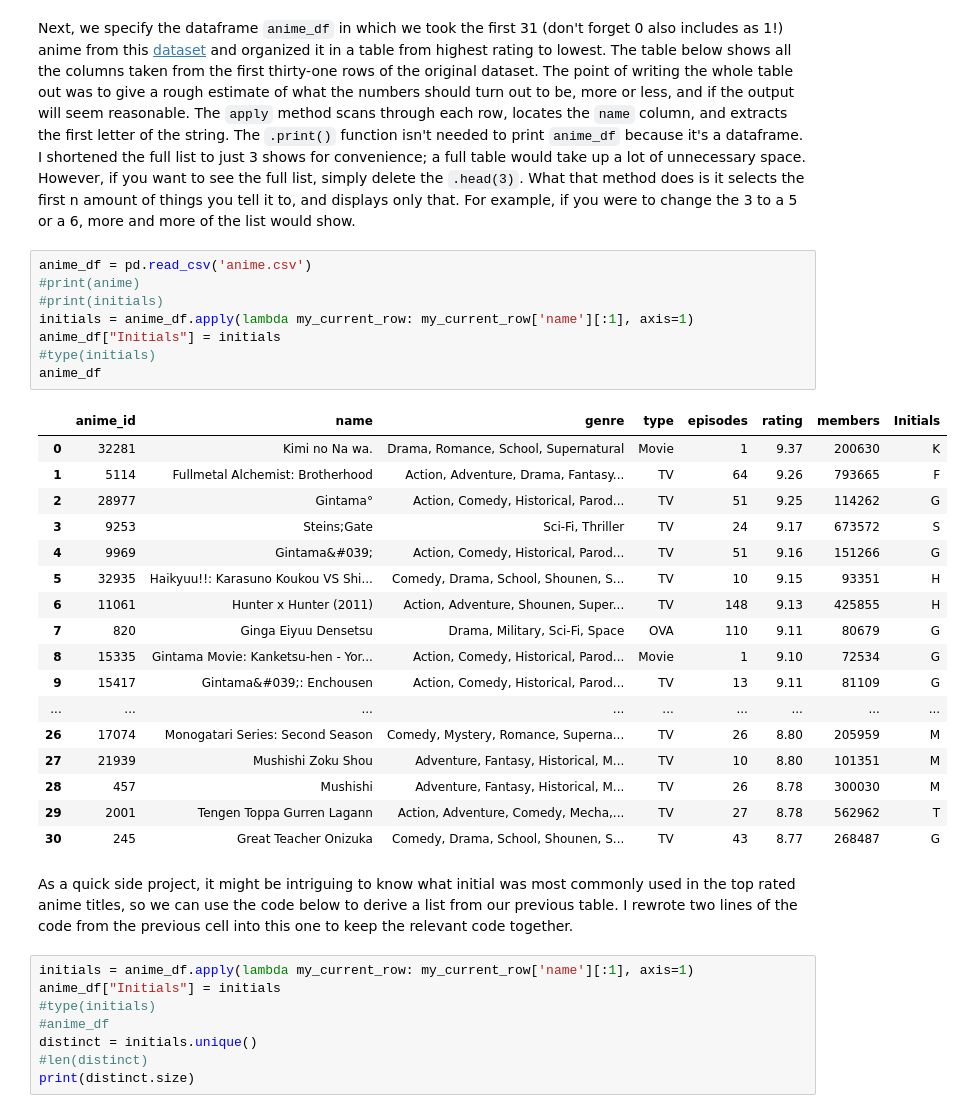
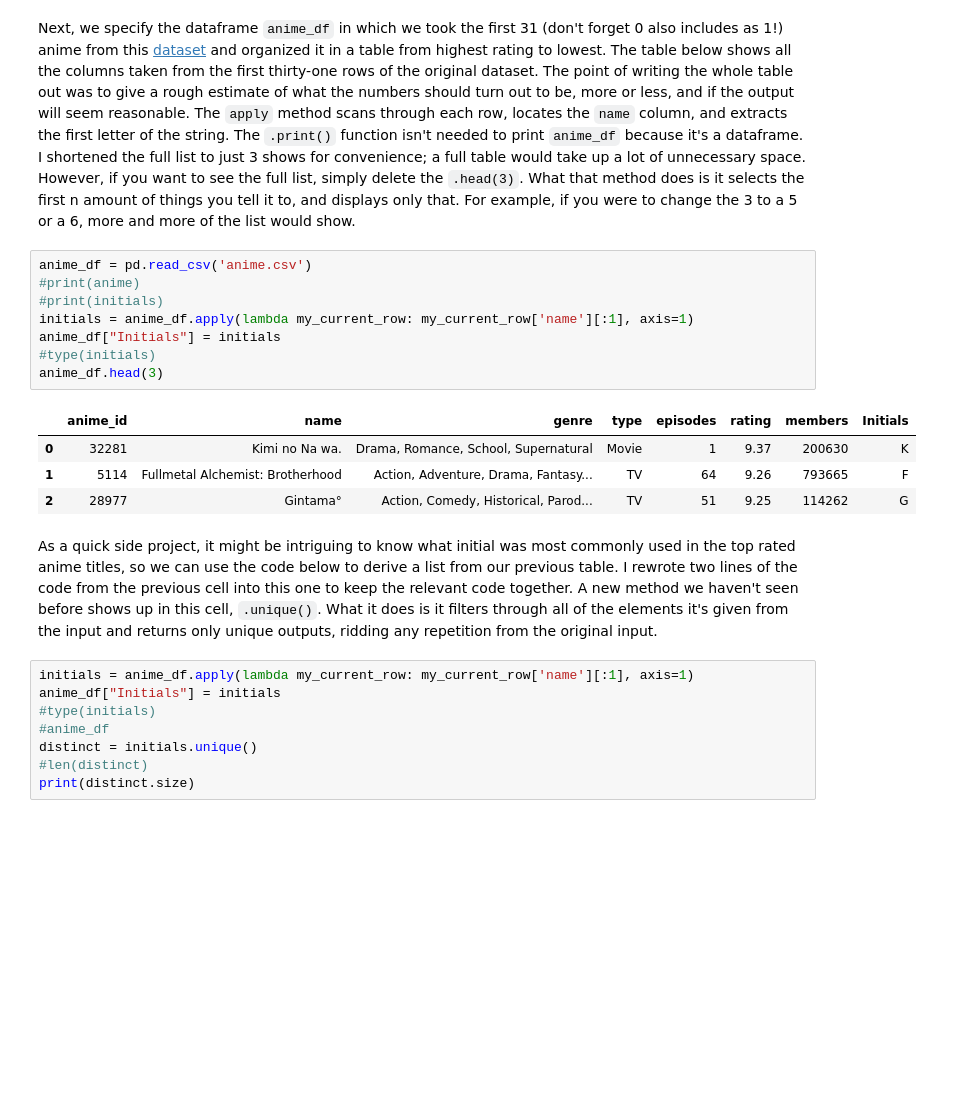
Before and after one commit to danpodgurschi/python_notebook, a Jupyter notebook: Python Notebook.ipynb, the cells around one changed output. Drawn from its saved outputs; the diff is of its cells as text; blank space fills up the shorter version.

```diff
--- a/Python Notebook.ipynb
+++ b/Python Notebook.ipynb
@@ -16,31 +16,18 @@ import numpy as np
 # %%
 anime_df = pd.read_csv('anime.csv')
 #print(anime)
 #print(initials)
 initials = anime_df.apply(lambda my_current_row: my_current_row['name'][:1], axis=1)
 anime_df["Initials"] = initials
 #type(initials)
-anime_df
+anime_df.head(3)
 # %% [output]
 |  | anime_id | name | genre | type | episodes | rating | members | Initials |
 | 0 | 32281 | Kimi no Na wa. | Drama, Romance, School, Supernatural | Movie | 1 | 9.37 | 200630 | K |
 | 1 | 5114 | Fullmetal Alchemist: Brotherhood | Action, Adventure, Drama, Fantasy... | TV | 64 | 9.26 | 793665 | F |
 | 2 | 28977 | Gintama° | Action, Comedy, Historical, Parod... | TV | 51 | 9.25 | 114262 | G |
-| 3 | 9253 | Steins;Gate | Sci-Fi, Thriller | TV | 24 | 9.17 | 673572 | S |
-| 4 | 9969 | Gintama&#039; | Action, Comedy, Historical, Parod... | TV | 51 | 9.16 | 151266 | G |
-| 5 | 32935 | Haikyuu!!: Karasuno Koukou VS Shi... | Comedy, Drama, School, Shounen, S... | TV | 10 | 9.15 | 93351 | H |
-| 6 | 11061 | Hunter x Hunter (2011) | Action, Adventure, Shounen, Super... | TV | 148 | 9.13 | 425855 | H |
-| 7 | 820 | Ginga Eiyuu Densetsu | Drama, Military, Sci-Fi, Space | OVA | 110 | 9.11 | 80679 | G |
-| 8 | 15335 | Gintama Movie: Kanketsu-hen - Yor... | Action, Comedy, Historical, Parod... | Movie | 1 | 9.10 | 72534 | G |
-| 9 | 15417 | Gintama&#039;: Enchousen | Action, Comedy, Historical, Parod... | TV | 13 | 9.11 | 81109 | G |
-| ... | ... | ... | ... | ... | ... | ... | ... | ... |
-| 26 | 17074 | Monogatari Series: Second Season | Comedy, Mystery, Romance, Superna... | TV | 26 | 8.80 | 205959 | M |
-| 27 | 21939 | Mushishi Zoku Shou | Adventure, Fantasy, Historical, M... | TV | 10 | 8.80 | 101351 | M |
-| 28 | 457 | Mushishi | Adventure, Fantasy, Historical, M... | TV | 26 | 8.78 | 300030 | M |
-| 29 | 2001 | Tengen Toppa Gurren Lagann | Action, Adventure, Comedy, Mecha,... | TV | 27 | 8.78 | 562962 | T |
-| 30 | 245 | Great Teacher Onizuka | Comedy, Drama, School, Shounen, S... | TV | 43 | 8.77 | 268487 | G |
 # %% [markdown]
-As a quick side project, it might be intriguing to know what initial was most commonly used in the top rated anime titles, so we can use the code below to derive a list from our previous table. I rewrote two lines of the code from the previous cell into this one to keep the relevant code together.
+As a quick side project, it might be intriguing to know what initial was most commonly used in the top rated anime titles, so we can use the code below to derive a list from our previous table. I rewrote two lines of the code from the previous cell into this one to keep the relevant code together. A new method we haven't seen before shows up in this cell, `.unique()`. What it does is it filters through all of the elements it's given from the input and returns only unique outputs, ridding any repetition from the original input.
 # %%
 initials = anime_df.apply(lambda my_current_row: my_current_row['name'][:1], axis=1)
 anime_df["Initials"] = initials
```
